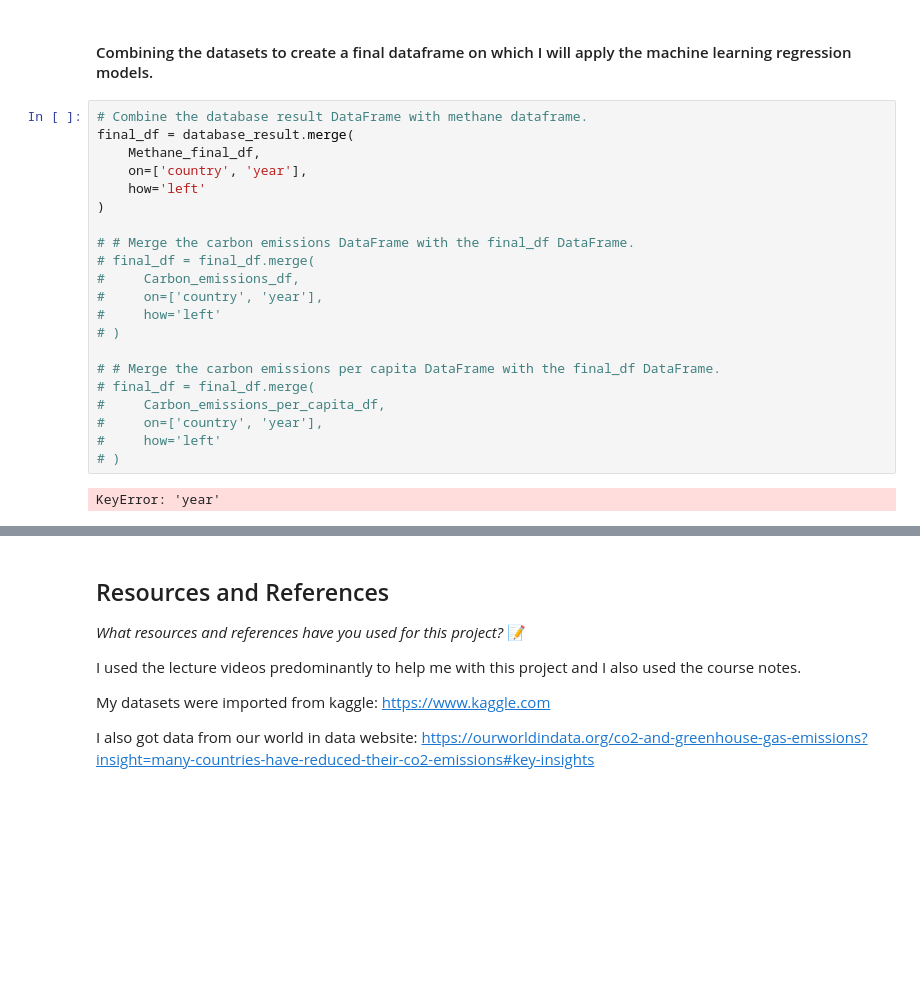
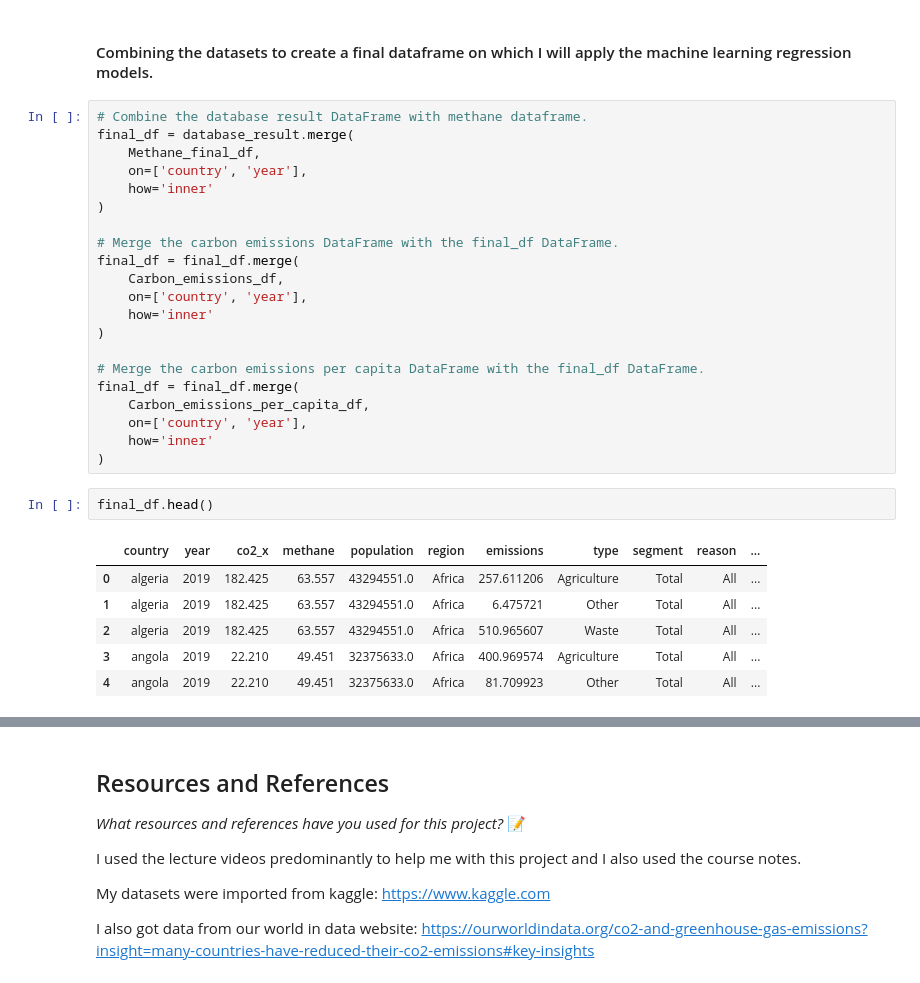
Before and after one commit to IT4063C-Spring26/final-project-proddasr, a Jupyter notebook: source.ipynb, the cells around one changed output, grey strips where cells are left out. Drawn from its saved outputs; the diff is of its cells as text; blank space fills up the shorter version.

```diff
--- a/source.ipynb
+++ b/source.ipynb
@@ -735,21 +738,28 @@ database_result['country'] = database_result['country'].str.lower().str.strip()
 final_df = database_result.merge(
     Methane_final_df,
     on=['country', 'year'],
-    how='left'
+    how='inner'
 )
 
-# # Merge the carbon emissions DataFrame with the final_df DataFrame.
-# final_df = final_df.merge(
-#     Carbon_emissions_df,
-#     on=['country', 'year'],
-#     how='left'
-# )
+# Merge the carbon emissions DataFrame with the final_df DataFrame.
+final_df = final_df.merge(
+    Carbon_emissions_df,
+    on=['country', 'year'],
+    how='inner'
+)
 
-# # Merge the carbon emissions per capita DataFrame with the final_df DataFrame.
-# final_df = final_df.merge(
-#     Carbon_emissions_per_capita_df,
-#     on=['country', 'year'],
-#     how='left'
-# )
+# Merge the carbon emissions per capita DataFrame with the final_df DataFrame.
+final_df = final_df.merge(
+    Carbon_emissions_per_capita_df,
+    on=['country', 'year'],
+    how='inner'
+)
-# %% [output]
-KeyError: 'year'
+# %%
+final_df.head()
+# %% [output]
+|  | country | year | co2_x | methane | population | region | emissions | type | segment | reason | ... |
+| 0 | algeria | 2019 | 182.425 | 63.557 | 43294551.0 | Africa | 257.611206 | Agriculture | Total | All | ... |
+| 1 | algeria | 2019 | 182.425 | 63.557 | 43294551.0 | Africa | 6.475721 | Other | Total | All | ... |
+| 2 | algeria | 2019 | 182.425 | 63.557 | 43294551.0 | Africa | 510.965607 | Waste | Total | All | ... |
+| 3 | angola | 2019 | 22.210 | 49.451 | 32375633.0 | Africa | 400.969574 | Agriculture | Total | All | ... |
+| 4 | angola | 2019 | 22.210 | 49.451 | 32375633.0 | Africa | 81.709923 | Other | Total | All | ... |
```
Also changed, not shown: parts of 9 cells of this notebook.
